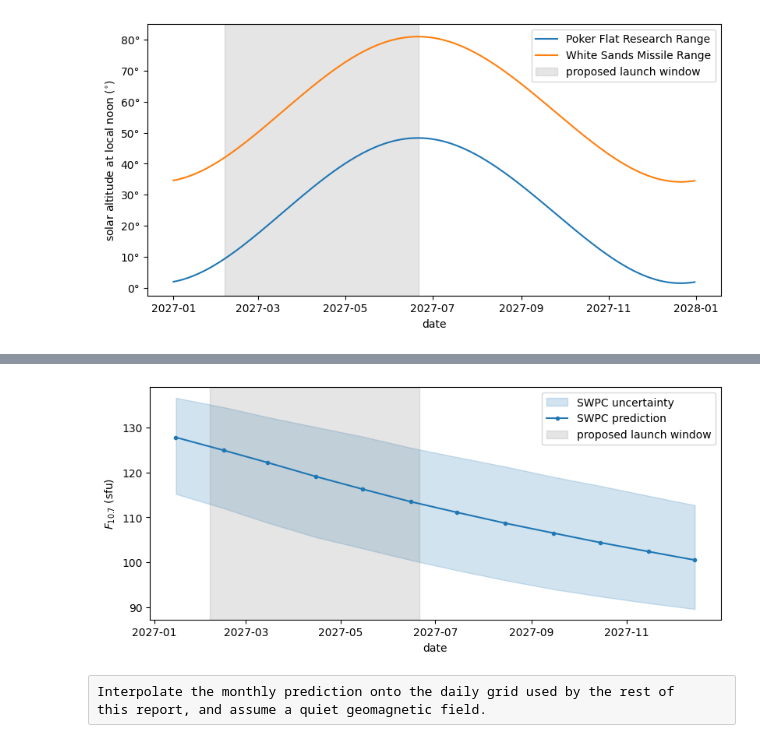
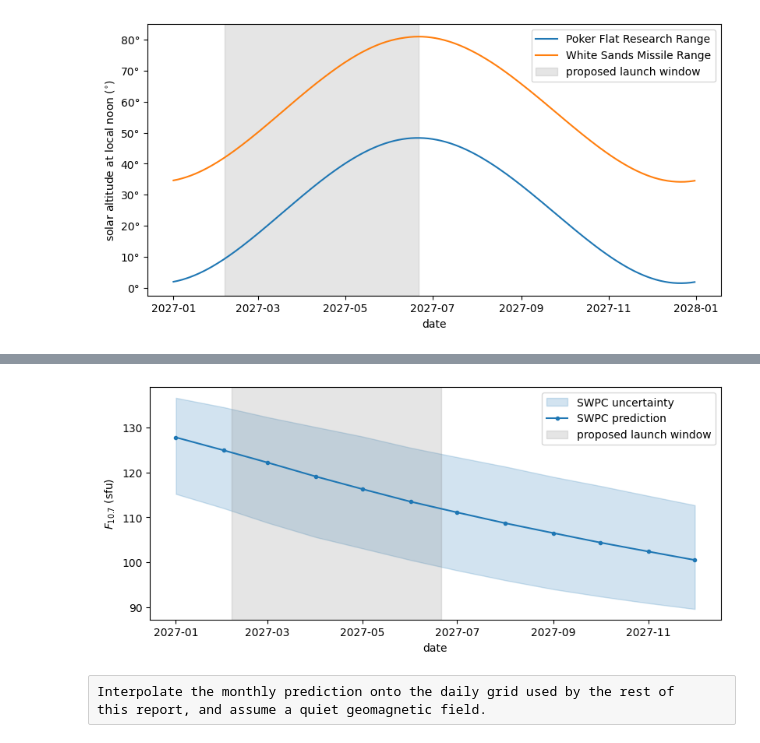
Before and after one commit to Kankelborg-Group/furst-optics, a Jupyter notebook: docs/reports/atmospheric-transmission.ipynb, the cells around one changed output, grey strips where cells are left out. Cells and saved outputs as stored; diff of their text form; code cells hidden in the pictures.

```diff
--- a/docs/reports/atmospheric-transmission.ipynb
+++ b/docs/reports/atmospheric-transmission.ipynb
@@ -279,0 +231,23 @@ QTable length=12
+# %%
+with open("predicted-solar-cycle.json") as file:
+    solar_cycle = json.load(file)
+
+solar_cycle = sorted(
+    (r for r in solar_cycle if r["time-tag"].startswith(str(year))),
+    key=lambda r: r["time-tag"],
+)
+
+month_f107 = np.array([np.datetime64(r["time-tag"]) for r in solar_cycle])
+f107_predicted = np.array([r["predicted_f10.7"] for r in solar_cycle])
+f107_low = np.array([r["low_f10.7"] for r in solar_cycle])
+f107_high = np.array([r["high_f10.7"] for r in solar_cycle])
+
+astropy.table.QTable(
+    data=[
+        [calendar.month_name[m.astype(object).month] for m in month_f107],
+        f107_predicted,
+        f107_low,
+        f107_high,
+    ],
+    names=["month", "predicted", "low", "high"],
+)
@@ -280,35 +270,33 @@ QTable length=12
 # %%
-month_f107 = np.array([np.datetime64(f"{year}-{m:02d}-15") for m in f107_swpc])
-
 fig, ax = plt.subplots(figsize=(8, 3.5), constrained_layout=True)
 ax.fill_between(
     month_f107,
-    [f107_swpc[m][1] for m in f107_swpc],
-    [f107_swpc[m][2] for m in f107_swpc],
+    f107_low,
+    f107_high,
     color="tab:blue",
     alpha=0.2,
     label="SWPC uncertainty",
 )
 ax.plot(
     month_f107,
-    [f107_swpc[m][0] for m in f107_swpc],
+    f107_predicted,
     color="tab:blue",
     marker="o",
     markersize=3,
     label="SWPC prediction",
 )
 ax.axvspan(
     np.datetime64(date_launch_min),
     np.datetime64(date_launch_max),
     color="gray",
     alpha=0.2,
     label="proposed launch window",
 )
 ax.set_xlabel("date")
 ax.set_ylabel("$F_{10.7}$ (sfu)")
 ax.legend();
 # %% [output]
-[figure, old version]
+[figure, new version]
 # %% [raw]
 Interpolate the monthly prediction onto the daily grid used by the rest of
 this report, and assume a quiet geomagnetic field.
```
Also changed, not shown: parts of 12 cells of this notebook, 1 other file.
